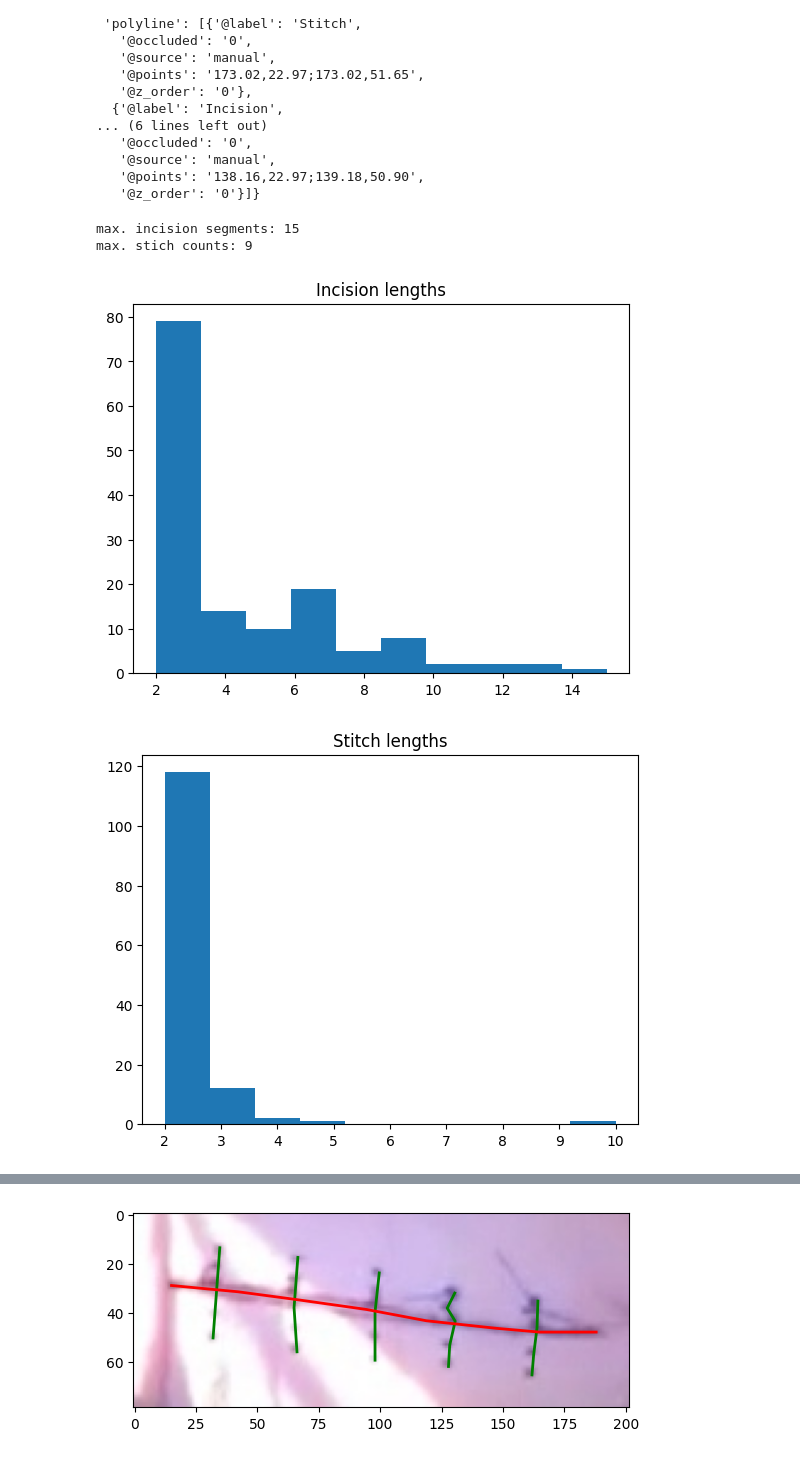
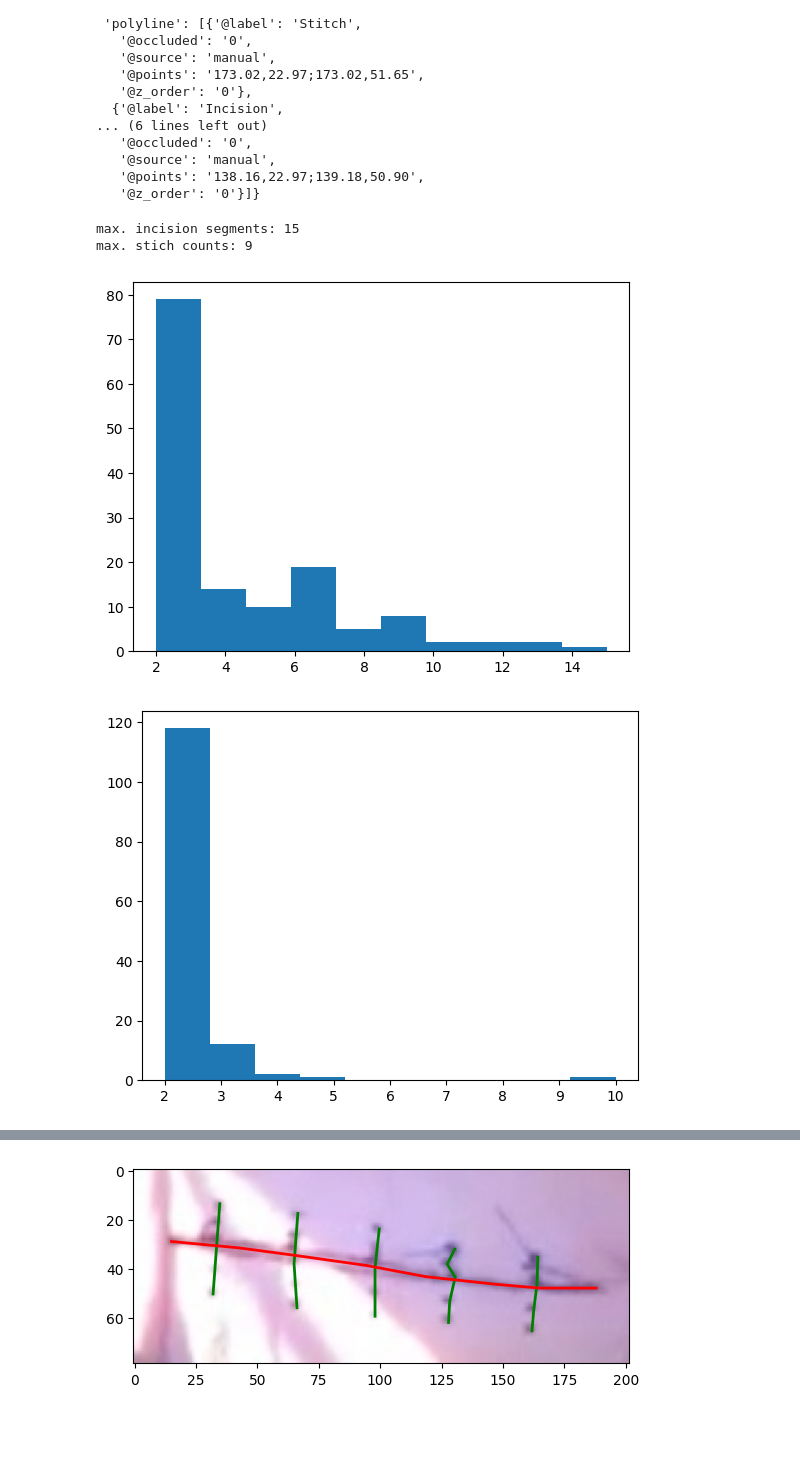
Before and after one commit to tomhruby1/zdo, a Jupyter notebook: data.ipynb, the cells around one changed output, grey strips where cells are left out. Drawn from its saved outputs; the diff is of its cells as text; code cells hidden in the pictures; blank space fills up the shorter version.

```diff
--- a/data.ipynb
+++ b/data.ipynb
@@ -68,36 +68,36 @@ incisions_len = {}
 stitches_len = {}
 incisions_count = {}
 stitches_count = {}
 for image_id, image in data.items():
     count = len(image['label'])
     if len(image['points']) != count:
         print(f"wrong number of points for image id {image_id}")
     incisions_count[image_id] = 0
     stitches_count[image_id] = 0
     for lidx, l in enumerate(image['label']):
         pts = image['points'][lidx]
         if l == 'Stitch':
             stitches_len[image_id] = len(pts)
             stitches_count[image_id] += 1
         elif l == 'Incision':
             incisions_len[image_id] = len(pts)
             incisions_count[image_id] += 1
 
 plt.hist(incisions_len.values())
-plt.title('Incision lengths')
+# plt.title('Incision lengths')
 plt.figure()
 plt.hist(stitches_len.values())
-plt.title('Stitch lengths')
+# plt.title('Stitch lengths')
 plt.figure()
 plt.hist(incisions_count.values())
-plt.title('Incision counts')
+# plt.title('Incision counts')
 plt.figure()
 plt.hist(stitches_count.values())
-plt.title('Stitch counts')
+# plt.title('Stitch counts')
 print(f"max. incision segments: {np.max(list(incisions_len.values()))}")
 print(f"max. stich counts: {np.max(list(stitches_count.values()))}")
 # %% [output]
 max. incision segments: 15
 max. stich counts: 9
-[figure, old version]
+[figure, new version]
-[figure, old version]
+[figure, new version]
```
Also changed, not shown: parts of 2 cells of this notebook, 3 other files.
